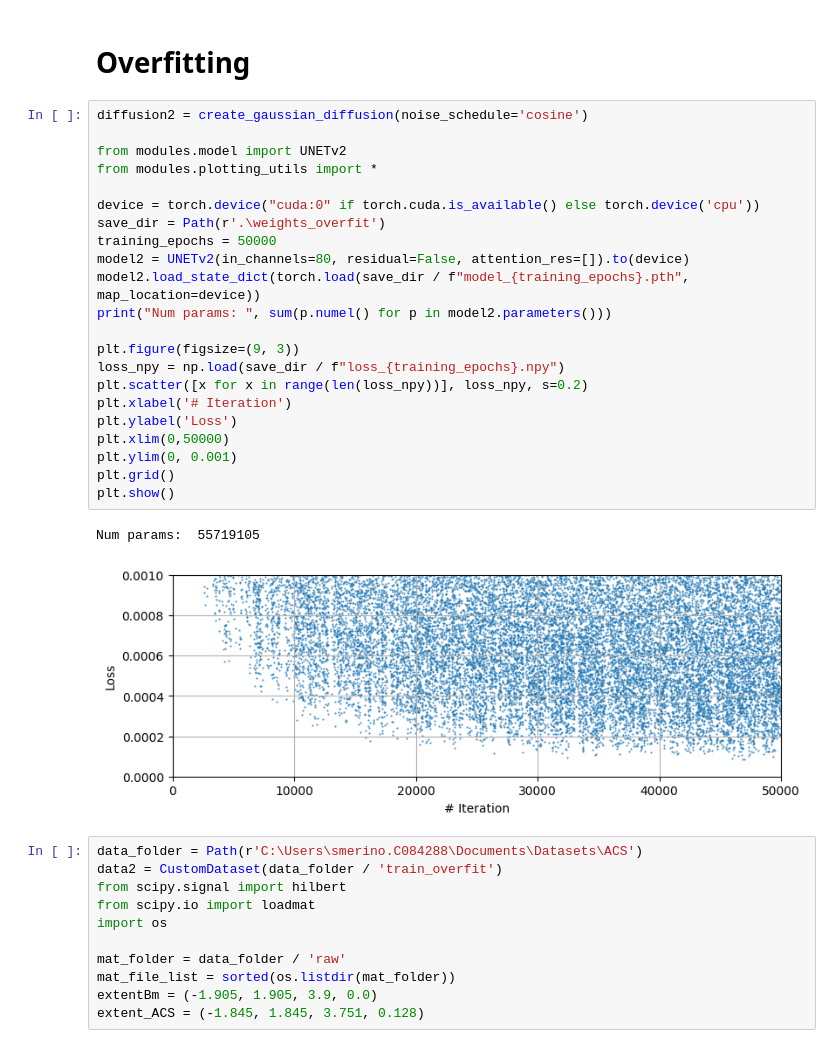
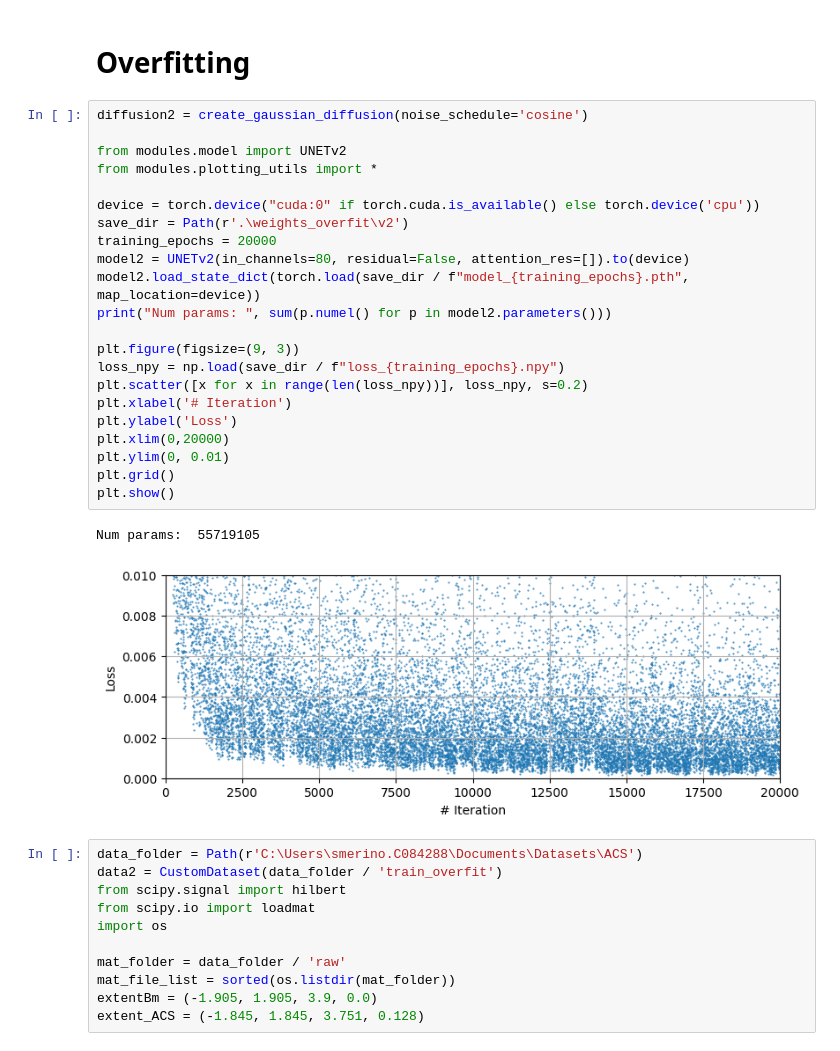
Before and after one commit to SebastianMerino/DL-Attenuation, a Jupyter notebook: sampling_overfit.ipynb, the cells around one changed output. Saved outputs shown, nothing was run; the diff lists cells and outputs as text.

```diff
--- a/sampling_overfit.ipynb
+++ b/sampling_overfit.ipynb
@@ -51,28 +51,28 @@ def create_gaussian_diffusion(
 # %%
 diffusion2 = create_gaussian_diffusion(noise_schedule='cosine')
 
 from modules.model import UNETv2
 from modules.plotting_utils import *
 
 device = torch.device("cuda:0" if torch.cuda.is_available() else torch.device('cpu'))
-save_dir = Path(r'.\weights_overfit')
-training_epochs = 50000
+save_dir = Path(r'.\weights_overfit\v2')
+training_epochs = 20000
 model2 = UNETv2(in_channels=80, residual=False, attention_res=[]).to(device)
 model2.load_state_dict(torch.load(save_dir / f"model_{training_epochs}.pth", map_location=device))
 print("Num params: ", sum(p.numel() for p in model2.parameters()))
 
 plt.figure(figsize=(9, 3))
 loss_npy = np.load(save_dir / f"loss_{training_epochs}.npy")
 plt.scatter([x for x in range(len(loss_npy))], loss_npy, s=0.2)
 plt.xlabel('# Iteration')
 plt.ylabel('Loss')
-plt.xlim(0,50000)
-plt.ylim(0, 0.001)
+plt.xlim(0,20000)
+plt.ylim(0, 0.01)
 plt.grid()
 plt.show()
 # %% [output]
 Num params:  55719105
-[figure, old version]
+[figure, new version]
 # %%
 data_folder = Path(r'C:\Users\smerino.C084288\Documents\Datasets\ACS')
 data2 = CustomDataset(data_folder / 'train_overfit')
```
Also changed, not shown: parts of 4 cells of this notebook, 2 other files.
